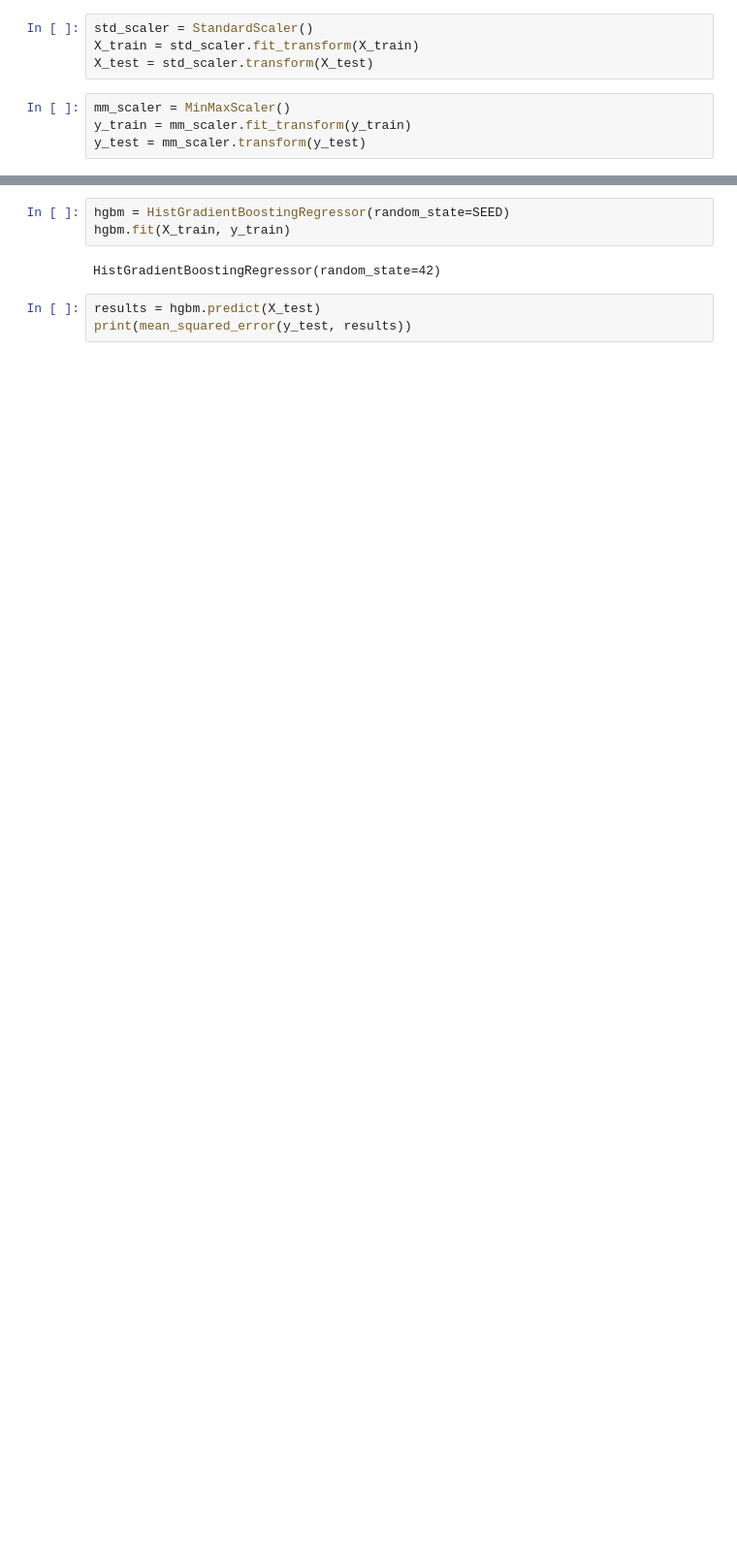
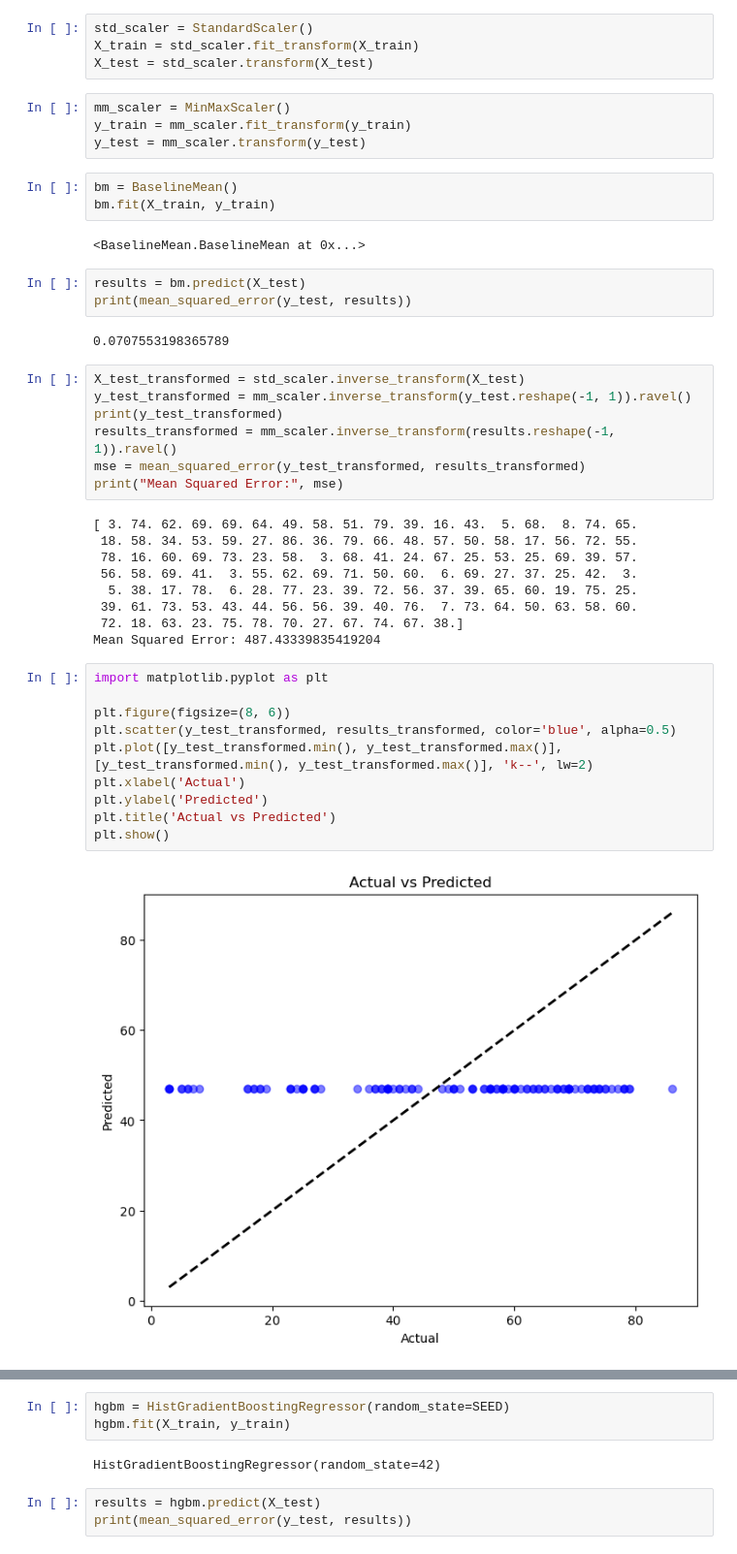
Before and after one commit to octoclonius/Data-Science-Project, a Jupyter notebook: hgbm_regression.ipynb, the cells around one changed output, grey strips where cells are left out. Shown: that part at 97% size. Cells and saved outputs as stored; diff of their text form; blank space fills up the shorter version.

```diff
--- a/hgbm_regression.ipynb
+++ b/hgbm_regression.ipynb
@@ -73,3 +82,41 @@ X_test = std_scaler.transform(X_test)
 mm_scaler = MinMaxScaler()
 y_train = mm_scaler.fit_transform(y_train)
 y_test = mm_scaler.transform(y_test)
+# %%
+bm = BaselineMean()
+bm.fit(X_train, y_train)
+# %% [output]
+<BaselineMean.BaselineMean at 0x...>
+# %%
+results = bm.predict(X_test)
+print(mean_squared_error(y_test, results))
+# %% [output]
+0.0707553198365789
+# %%
+X_test_transformed = std_scaler.inverse_transform(X_test)
+y_test_transformed = mm_scaler.inverse_transform(y_test.reshape(-1, 1)).ravel()
+print(y_test_transformed)
+results_transformed = mm_scaler.inverse_transform(results.reshape(-1, 1)).ravel()
+mse = mean_squared_error(y_test_transformed, results_transformed)
+print("Mean Squared Error:", mse)
+# %% [output]
+[ 3. 74. 62. 69. 69. 64. 49. 58. 51. 79. 39. 16. 43.  5. 68.  8. 74. 65.
+ 18. 58. 34. 53. 59. 27. 86. 36. 79. 66. 48. 57. 50. 58. 17. 56. 72. 55.
+ 78. 16. 60. 69. 73. 23. 58.  3. 68. 41. 24. 67. 25. 53. 25. 69. 39. 57.
+ 56. 58. 69. 41.  3. 55. 62. 69. 71. 50. 60.  6. 69. 27. 37. 25. 42.  3.
+  5. 38. 17. 78.  6. 28. 77. 23. 39. 72. 56. 37. 39. 65. 60. 19. 75. 25.
+ 39. 61. 73. 53. 43. 44. 56. 56. 39. 40. 76.  7. 73. 64. 50. 63. 58. 60.
+ 72. 18. 63. 23. 75. 78. 70. 27. 67. 74. 67. 38.]
+Mean Squared Error: 487.43339835419204
+# %%
+import matplotlib.pyplot as plt
+
+plt.figure(figsize=(8, 6))
+plt.scatter(y_test_transformed, results_transformed, color='blue', alpha=0.5)
+plt.plot([y_test_transformed.min(), y_test_transformed.max()], [y_test_transformed.min(), y_test_transformed.max()], 'k--', lw=2)
+plt.xlabel('Actual')
+plt.ylabel('Predicted')
+plt.title('Actual vs Predicted')
+plt.show()
+# %% [output]
+[figure, added]
```
Also changed, not shown: parts of 16 cells of this notebook.
